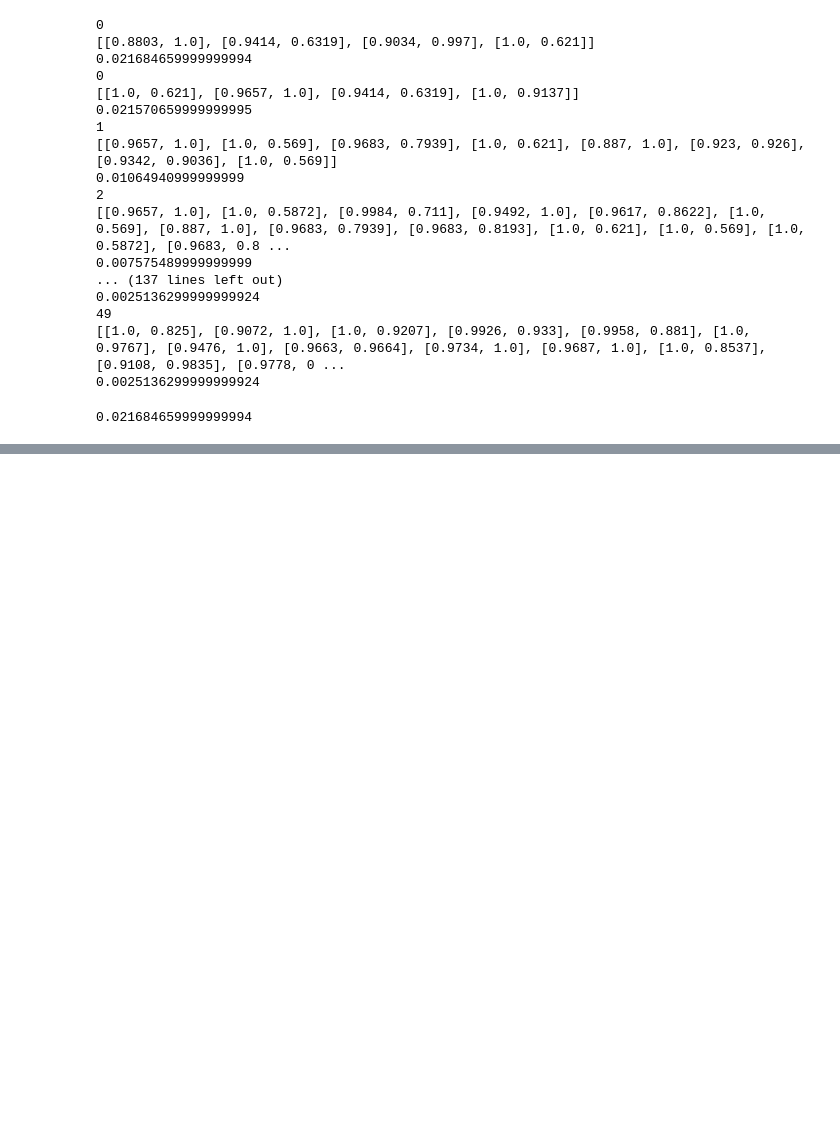
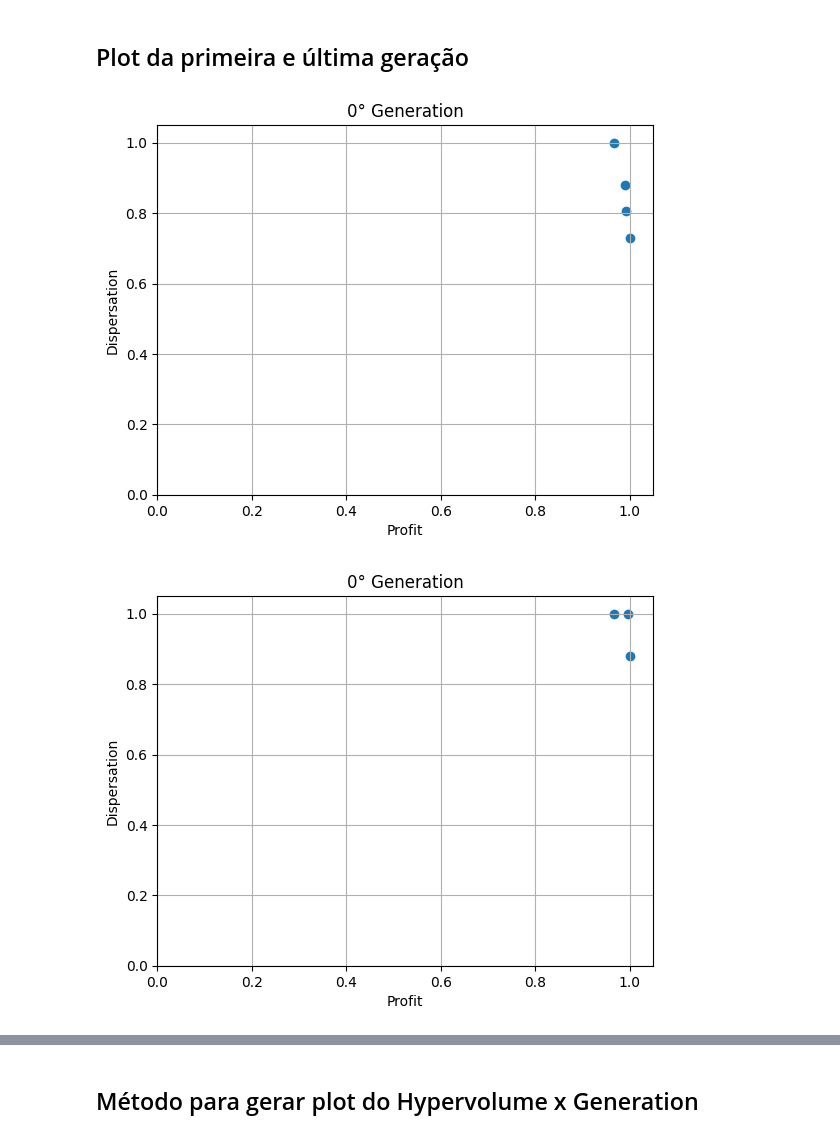
Before and after one commit to JoaoGeraldo15/arbitrage-betting-knapsack-problem, a Jupyter notebook: src/analysis/results_analyse.ipynb, the cells around one changed output, grey strips where cells are left out. Saved outputs shown, nothing was run; the diff lists cells and outputs as text; code cells hidden in the pictures; blank space fills up the shorter version.

```diff
--- a/src/analysis/results_analyse.ipynb
+++ b/src/analysis/results_analyse.ipynb
@@ -48,3 +26,0 @@ plot(profit, dispersation)
-# %%
-for x,y in population.solutions_history:
-    print(f'x --> {x} :::: y --> {y}')
@@ -98,41 +89,16 @@ with writer.saving(fig, file_name, 100):
-# %%
-import numpy as np
-import pygmo as pg
-
-reference_point = [1, 1]
-x_plot = []
-y_plot = []
-for geration, front in population.pareto_history_front:
-    print(geration)
-    print([i.fitness_normalized for i in front])
-    front_np = np.array([i.fitness_normalized for i in front])
-    hypervolume = pg.hypervolume(front_np).compute(reference_point)
-    print(hypervolume)
-    x_plot.append(geration)
-    y_plot.append(hypervolume)
-# [i[1][1].fitness_normalized for i in population.pareto_history_front]
-# %% [output]
-0
-[[0.8803, 1.0], [0.9414, 0.6319], [0.9034, 0.997], [1.0, 0.621]]
-0.021684659999999994
-0
-[[1.0, 0.621], [0.9657, 1.0], [0.9414, 0.6319], [1.0, 0.9137]]
-0.021570659999999995
-1
-[[0.9657, 1.0], [1.0, 0.569], [0.9683, 0.7939], [1.0, 0.621], [0.887, 1.0], [0.923, 0.926], [0.9342, 0.9036], [1.0, 0.569]]
-0.01064940999999999
-2
-[[0.9657, 1.0], [1.0, 0.5872], [0.9984, 0.711], [0.9492, 1.0], [0.9617, 0.8622], [1.0, 0.569], [0.887, 1.0], [0.9683, 0.7939], [0.9683, 0.8193], [1.0, 0.621], [1.0, 0.569], [1.0, 0.5872], [0.9683, 0.8 ...
-0.007575489999999999
-... (137 lines left out)
-0.0025136299999999924
-49
-[[1.0, 0.825], [0.9072, 1.0], [1.0, 0.9207], [0.9926, 0.933], [0.9958, 0.881], [1.0, 0.9767], [0.9476, 1.0], [0.9663, 0.9664], [0.9734, 1.0], [0.9687, 1.0], [1.0, 0.8537], [0.9108, 0.9835], [0.9778, 0 ...
-0.0025136299999999924
-# %%
-reference_point = [1, 1]
-fronts = np.array([[0.8803, 1.0], [0.9414, 0.6319], [0.9034, 0.997], [1.0, 0.621]])
-volume = pg.hypervolume(fronts).compute(reference_point)
-print(volume)
-# %% [output]
-0.021684659999999994
+# %% [markdown]
+## Plot da primeira e última geração
+# %%
+# importante
+x_data = []
+y_data = []
+for generation, front in population.pareto_history_front:
+    x = [i.fitness_normalized[0] for i in front]
+    y = [i.fitness_normalized[1] for i in front]
+    if generation == 0 or generation == population.generations - 1:
+        x_data.append(x)
+        y_data.append(y)
+        plot(x, y, generation)
+# %% [output]
+[figure, added]
+[figure, added]
@@ -139 +106,3 @@ print(volume)
+# %% [markdown]
+## Método para gerar plot do Hypervolume x Generation
 # %%
```
Also changed, not shown: parts of 12 cells of this notebook.
